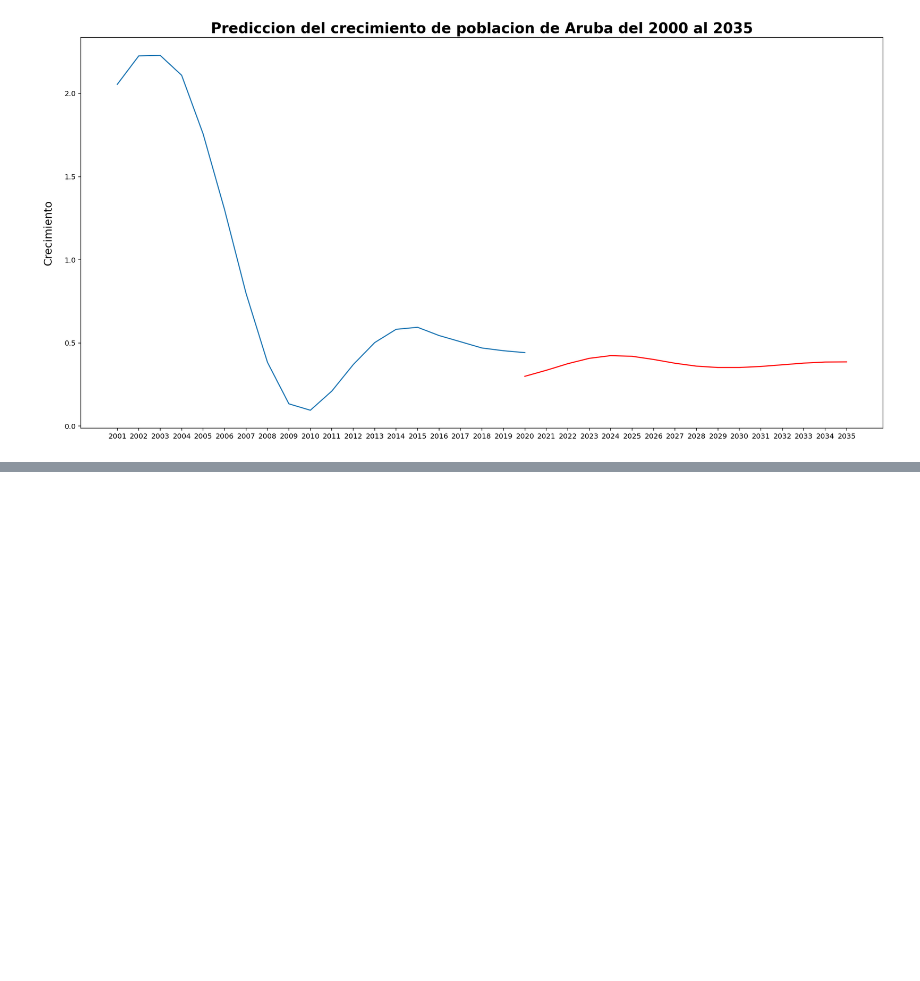
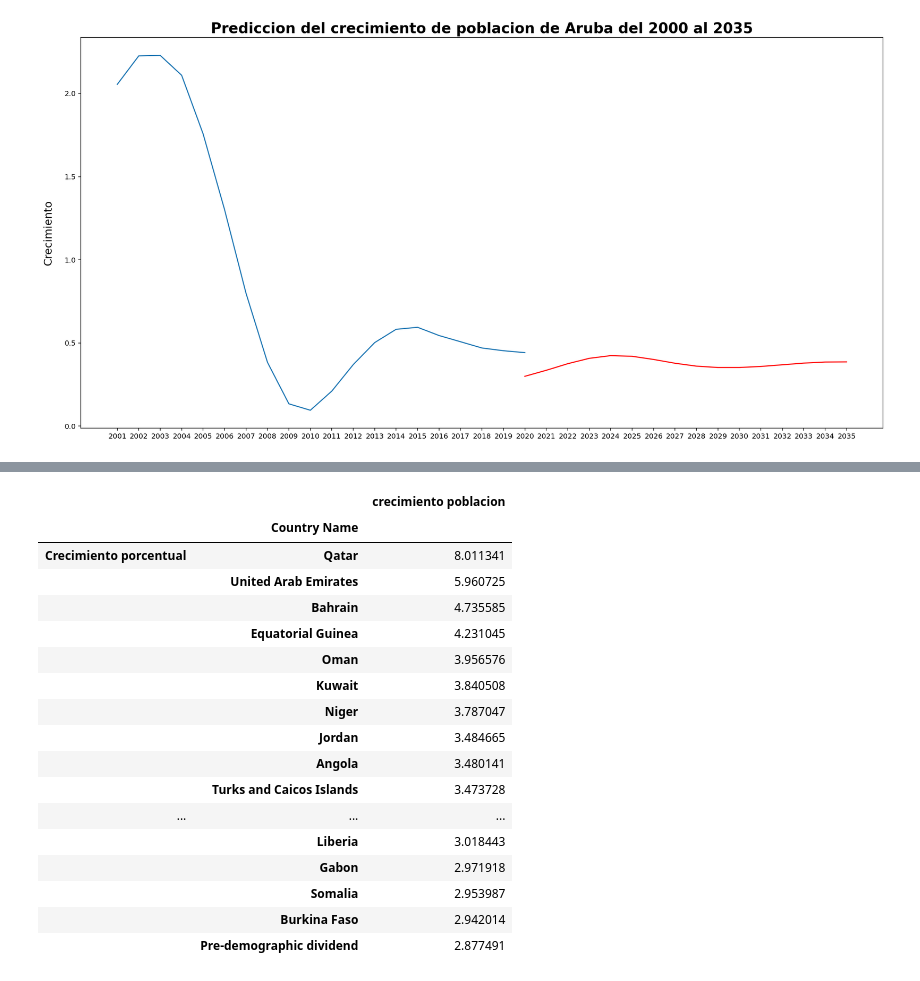
Before and after one commit to proyecto-analitica-empresarial/Entrega, a Jupyter notebook: Analitica_empresarial_Copy1.ipynb, the cells around one changed output, grey strips where cells are left out. Drawn from its saved outputs; the diff is of its cells as text; code cells hidden in the pictures; blank space fills up the shorter version.

```diff
--- a/Analitica_empresarial_Copy1.ipynb
+++ b/Analitica_empresarial_Copy1.ipynb
@@ -673,0 +749,3 @@ Text(0.5, 1.0, 'Prediccion del crecimiento de poblacion de Aruba del 2000 al 203
+# %%
+MeanValue1 = df1_unmelted.mean()
+MeanValue1.head()
@@ -673,0 +771,22 @@ Text(0.5, 1.0, 'Prediccion del crecimiento de poblacion de Aruba del 2000 al 203
+# %%
+Top25_POP = MeanValue1.nlargest(25).to_frame(name='crecimiento poblacion')
+Top25_POP
+# %% [output]
+|  |  | crecimiento poblacion |
+|  | Country Name |  |
+| Crecimiento porcentual | Qatar | 8.011341 |
+|  | United Arab Emirates | 5.960725 |
+|  | Bahrain | 4.735585 |
+|  | Equatorial Guinea | 4.231045 |
+|  | Oman | 3.956576 |
+|  | Kuwait | 3.840508 |
+|  | Niger | 3.787047 |
+|  | Jordan | 3.484665 |
+|  | Angola | 3.480141 |
+|  | Turks and Caicos Islands | 3.473728 |
+| ... | ... | ... |
+|  | Liberia | 3.018443 |
+|  | Gabon | 2.971918 |
+|  | Somalia | 2.953987 |
+|  | Burkina Faso | 2.942014 |
+|  | Pre-demographic dividend | 2.877491 |
```
Also changed, not shown: parts of 18 cells of this notebook.
